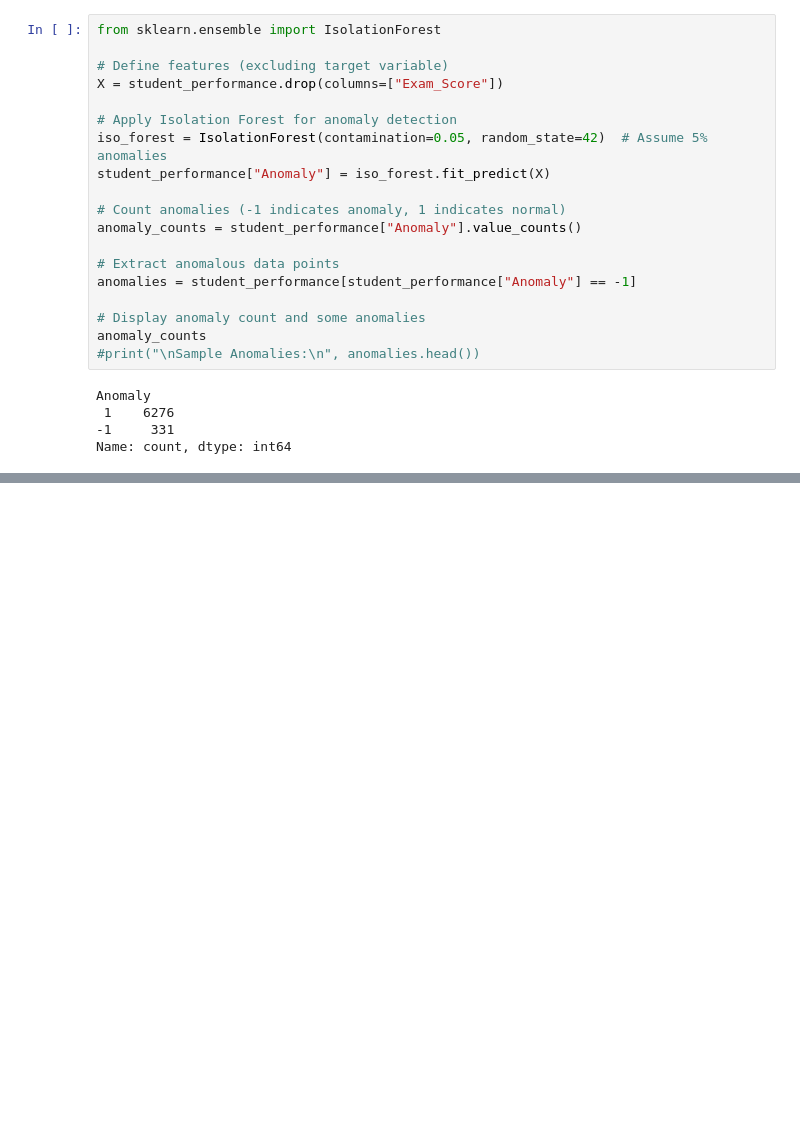
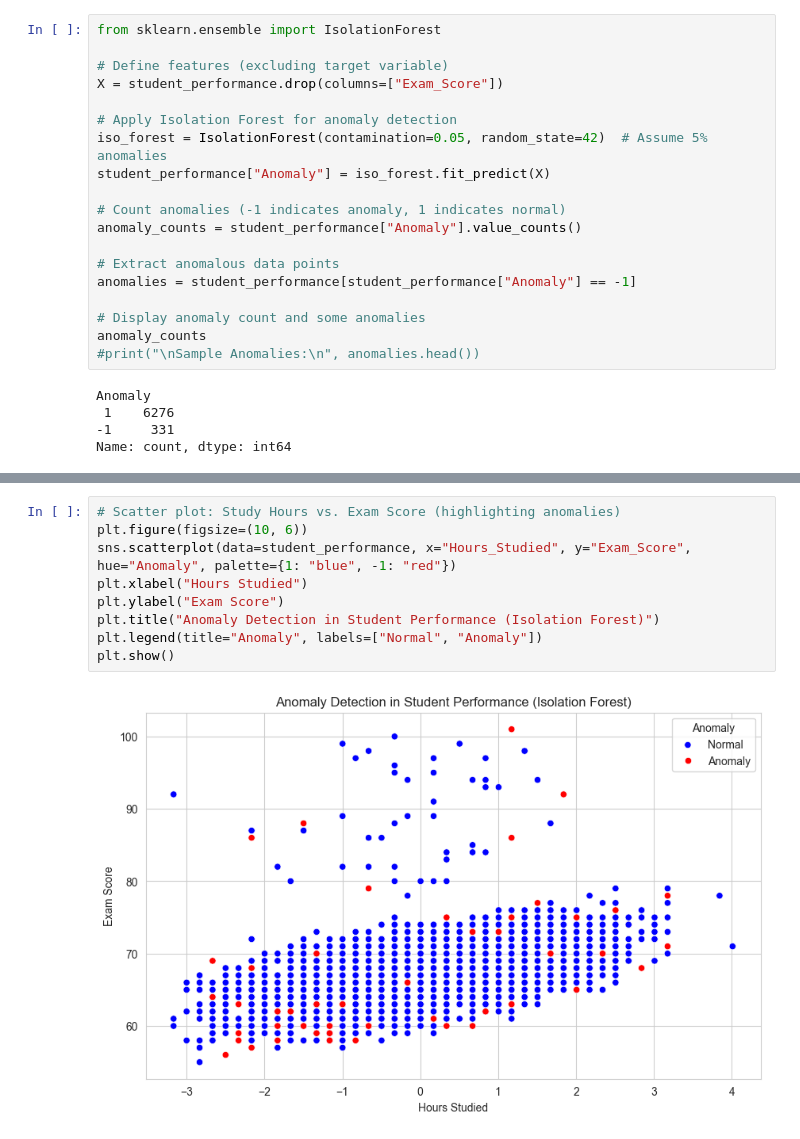
Before and after one commit to lucaskojo02/Students_Performance_Data_Analysis, a Jupyter notebook: Untitled17.ipynb, the cells around one changed output, grey strips where cells are left out. Drawn from its saved outputs; the diff is of its cells as text; blank space fills up the shorter version.

Commit message:
Visualize the anomalies

```diff
--- a/Untitled17.ipynb
+++ b/Untitled17.ipynb
@@ -292,0 +303,11 @@ Name: count, dtype: int64
+# %%
+# Scatter plot: Study Hours vs. Exam Score (highlighting anomalies)
+plt.figure(figsize=(10, 6))
+sns.scatterplot(data=student_performance, x="Hours_Studied", y="Exam_Score", hue="Anomaly", palette={1: "blue", -1: "red"})
+plt.xlabel("Hours Studied")
+plt.ylabel("Exam Score")
+plt.title("Anomaly Detection in Student Performance (Isolation Forest)")
+plt.legend(title="Anomaly", labels=["Normal", "Anomaly"])
+plt.show()
+# %% [output]
+[figure, added]
```
Also changed, not shown: parts of 4 cells of this notebook.
